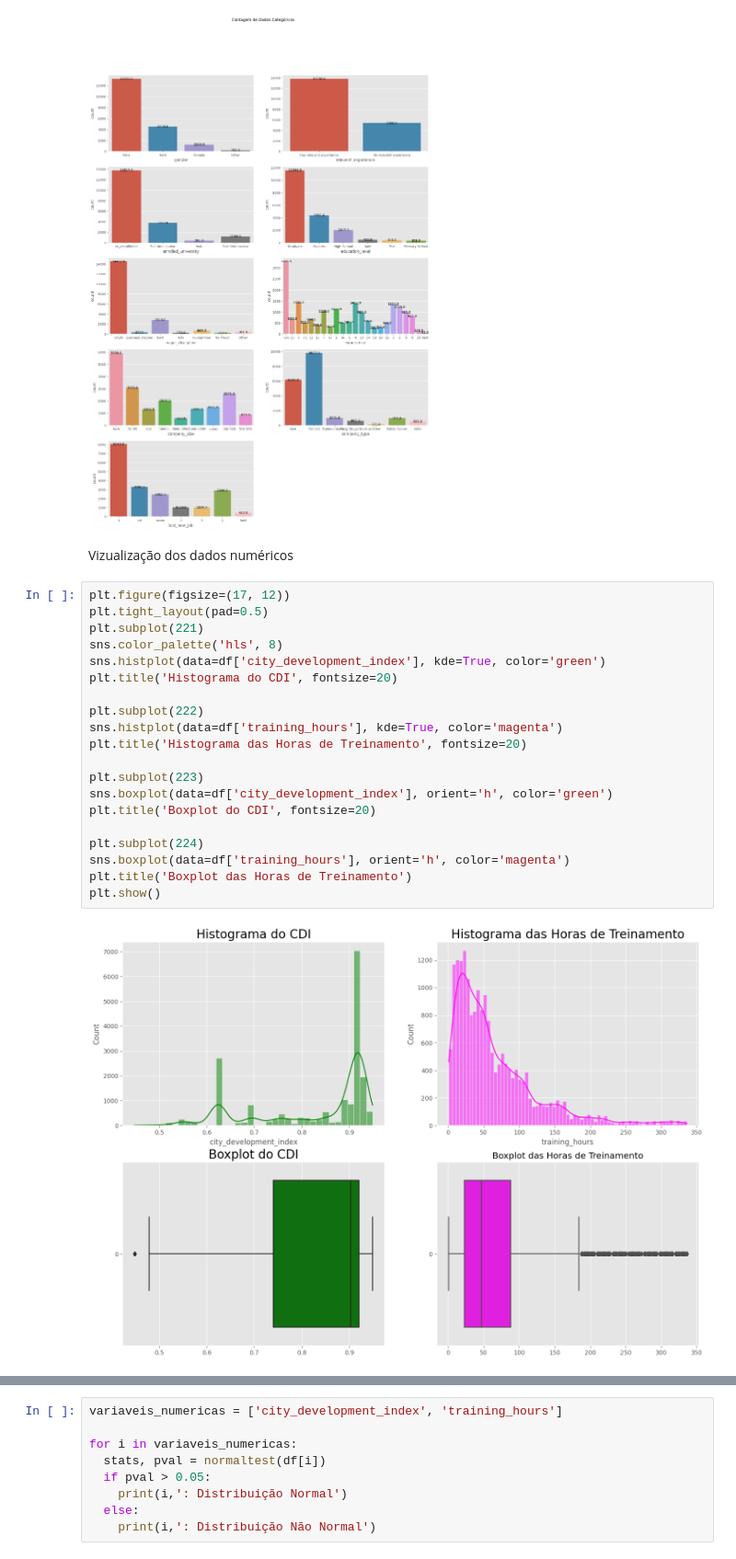
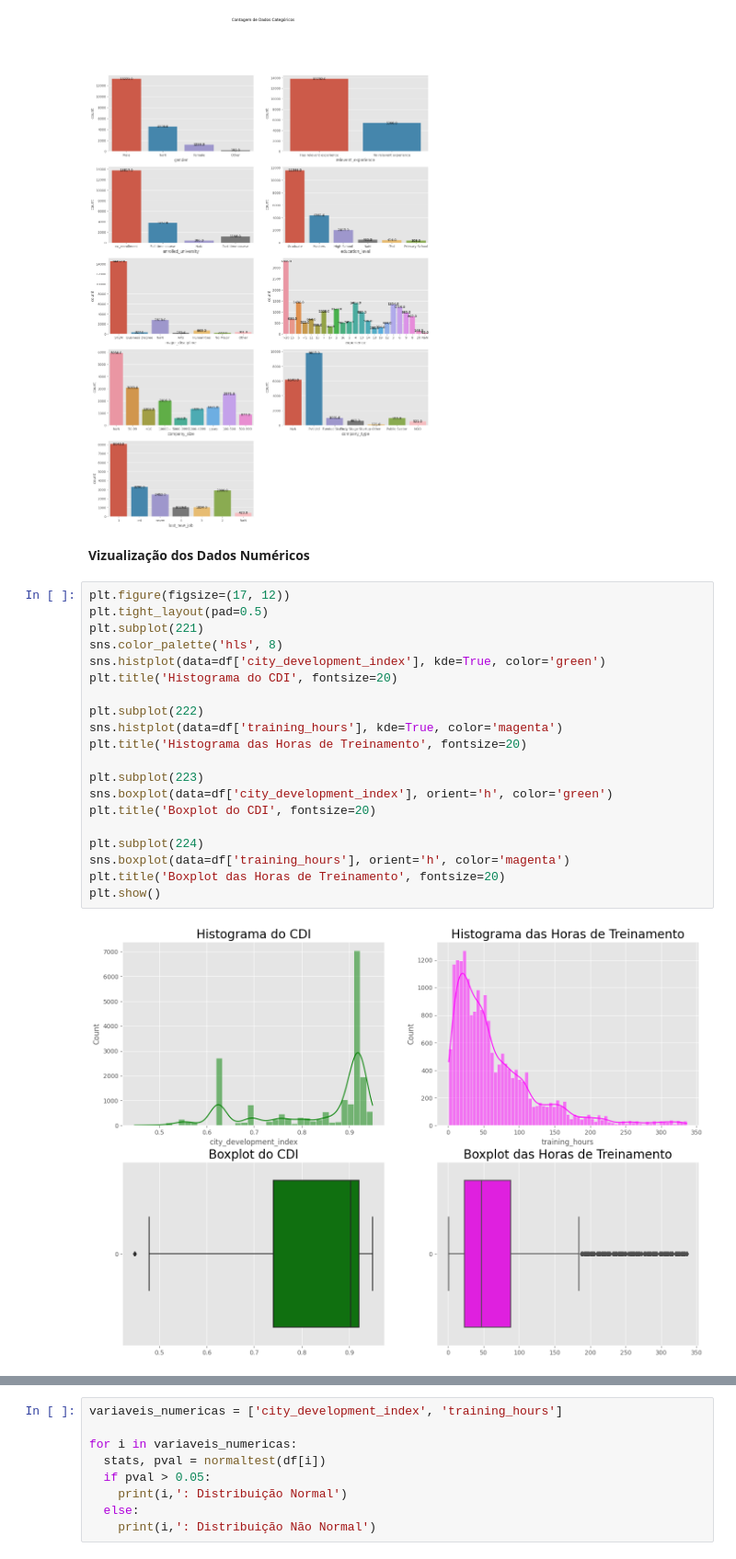
Before and after one commit to Blf100/Analise-de-Dados-RH, a Jupyter notebook: Análise_de_Dados_RH.ipynb, the cells around one changed output, grey strips where cells are left out. Shown: that part at 92% size. Saved outputs shown, nothing was run; the diff lists cells and outputs as text.

Commit message:
Análise Exploratória dos Dados

```diff
--- a/Análise_de_Dados_RH.ipynb
+++ b/Análise_de_Dados_RH.ipynb
@@ -142,27 +160,27 @@ plt.suptitle('Contagem de Dados Categóricos')
 plt.show()
 # %% [output]
 [figure]
-# %% [markdown]
-Vizualização dos dados numéricos
+# %% [markdown]
+**Vizualização dos Dados Numéricos**
 # %%
 plt.figure(figsize=(17, 12))
 plt.tight_layout(pad=0.5)
 plt.subplot(221)
 sns.color_palette('hls', 8)
 sns.histplot(data=df['city_development_index'], kde=True, color='green')
 plt.title('Histograma do CDI', fontsize=20)
 
 plt.subplot(222)
 sns.histplot(data=df['training_hours'], kde=True, color='magenta')
 plt.title('Histograma das Horas de Treinamento', fontsize=20)
 
 plt.subplot(223)
 sns.boxplot(data=df['city_development_index'], orient='h', color='green')
 plt.title('Boxplot do CDI', fontsize=20)
 
 plt.subplot(224)
 sns.boxplot(data=df['training_hours'], orient='h', color='magenta')
-plt.title('Boxplot das Horas de Treinamento')
+plt.title('Boxplot das Horas de Treinamento', fontsize=20)
 plt.show()
 # %% [output]
-[figure, old version]
+[figure, new version]
```
Also changed, not shown: parts of 19 cells of this notebook.
